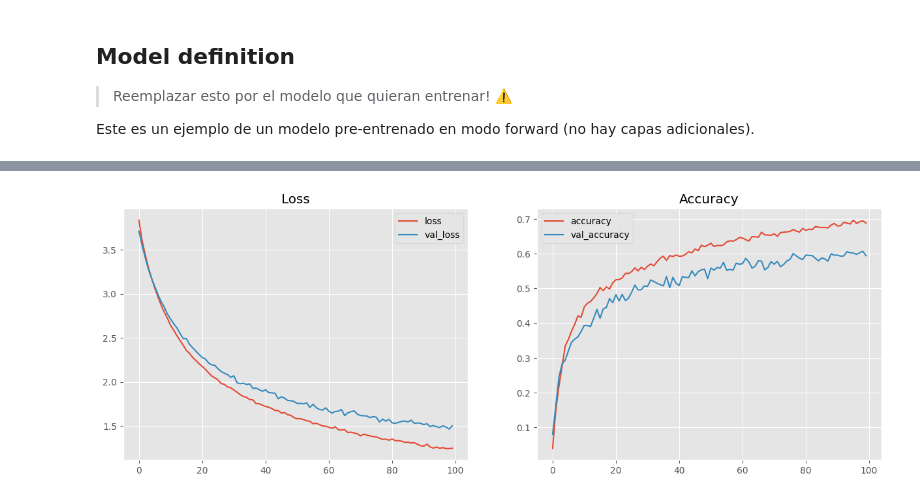
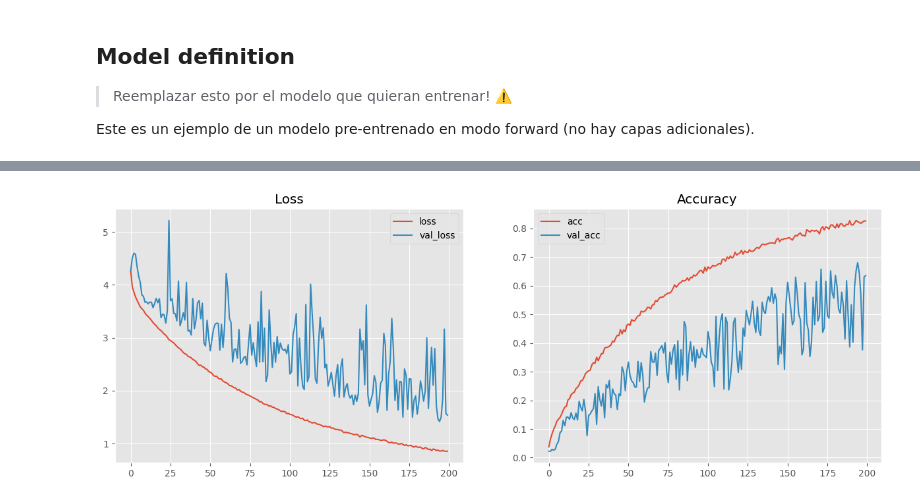
Before and after one commit to EmaSuriano/deep-learning-group-7, a Jupyter notebook: ema/mac-test.ipynb, the cells around one changed output, grey strips where cells are left out. Drawn from its saved outputs; the diff is of its cells as text; code cells hidden in the pictures.

```diff
--- a/ema/mac-test.ipynb
+++ b/ema/mac-test.ipynb
@@ -41,6 +41,7 @@ plt.style.use("ggplot")
 DS_PATH = "../ds"
 DS_ENTRY = f"{DS_PATH}/Poses.json"
 
+RANDOM_SEED = 3
 
 # Config for img processing
 CHANNELS = 3
@@ -50,7 +51,7 @@ VALID_IMG_EXT = [".jpg", ".jpeg", ".png", ".bmp"]
 
 
 # Config for model training
-N_EPOCHS = 100
+N_EPOCHS = 200
 LEARNING_RATE = 0.0001
 BATCH_SIZE = 64
 # %% [markdown]
@@ -186,6 +187,7 @@ for i, img_idx in enumerate(samples):
 
     plt.imshow(X[img_idx])
     plt.title(labelNames[y[img_idx]])
+    plt.axis("off")
 
 plt.show()
 # %% [output]
@@ -291,7 +295,11 @@ plt.show()
 from sklearn.model_selection import train_test_split
 
 X_train, X_test, y_train, y_test = train_test_split(
-    X, y, test_size=0.3, random_state=42, stratify=y
+    X,
+    y,
+    test_size=0.3,
+    random_state=RANDOM_SEED,
+    stratify=y,
 )
 
 # Output the results
@@ -384,14 +443,12 @@ _________________________________________________________________
 # %%
-val_datagen = K.preprocessing.image.ImageDataGenerator(rescale=1.0 / 255)
-
-# Early stopping in case it stops converging
-early_stopping = K.callbacks.EarlyStopping(
-    monitor="val_loss",
-    min_delta=0.001,
-    patience=10,
-    mode="min",
-    restore_best_weights=True,
-)
+# # Early stopping in case it stops converging
+# early_stopping = K.callbacks.EarlyStopping(
+#     monitor="val_loss",
+#     min_delta=0.001,
+#     patience=10,
+#     mode="min",
+#     restore_best_weights=True,
+# )
 
 # Use datageneration for training and validation data
 train_data = datagen.flow(
@@ -399,6 +456,7 @@ train_data = datagen.flow(
     y_train_n,
     batch_size=BATCH_SIZE,
     subset="training",
+    seed=RANDOM_SEED,
 )
 
 validation_data = datagen.flow(
@@ -406,6 +464,7 @@ validation_data = datagen.flow(
     y_train_n,
     batch_size=BATCH_SIZE,
     subset="validation",
+    seed=RANDOM_SEED,
 )
 
 
@@ -415,7 +474,6 @@ H = model.fit(
     train_data,
     validation_data=validation_data,
     epochs=N_EPOCHS,
-    callbacks=[early_stopping],
 )
 # %% [output]
 [INFO]: Entrenando la red...
@@ -459,19 +530,19 @@ print(
 # %%
 import pandas as pd
 import matplotlib.pyplot as plt
 
 history_df = pd.DataFrame(H.history)
 
 fig, axs = plt.subplots(1, 2, figsize=(15, 5))  # 1 row, 2 columns
 
 # Plot 1: Loss and Validation Loss on the first subplot
 history_df.loc[:, ["loss", "val_loss"]].plot(ax=axs[0])
 axs[0].set_title("Loss")
 
 # Plot 2: Accuracy and Validation Accuracy on the second subplot
-history_df.loc[:, ["accuracy", "val_accuracy"]].plot(ax=axs[1])
+history_df.loc[:, ["acc", "val_acc"]].plot(ax=axs[1])
 axs[1].set_title("Accuracy")
 
 plt.show()
 # %% [output]
-[figure, old version]
+[figure, new version]
```
Also changed, not shown: parts of 6 cells of this notebook, 3 other files.
